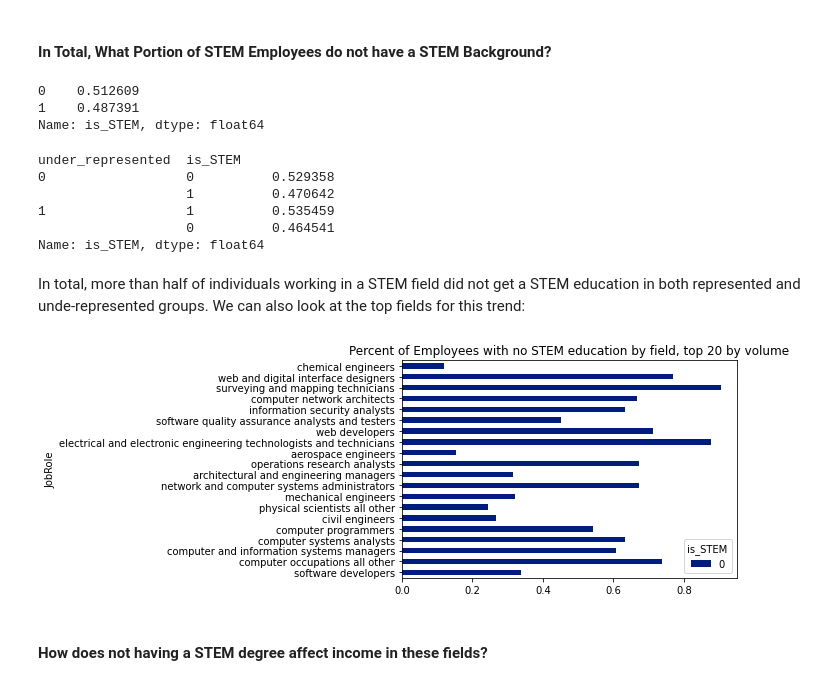
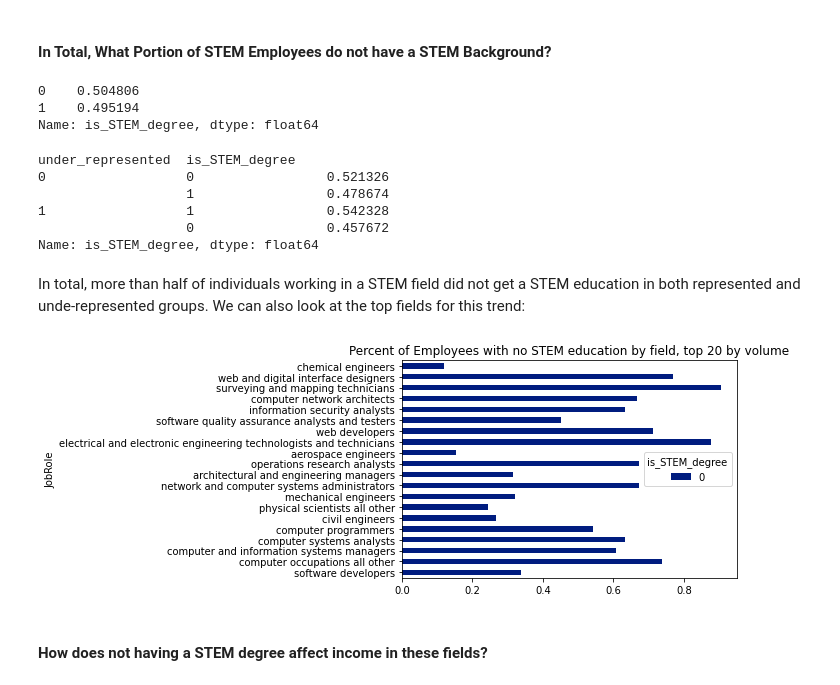
Before and after one commit to kayfilipp/HigherME, a Jupyter notebook: census_data/census_EDA.ipynb, the cells around one changed output. Saved outputs shown, nothing was run; the diff lists cells and outputs as text; code cells hidden in the pictures.

```diff
--- a/census_data/Untitled.ipynb
+++ b/census_data/census_EDA.ipynb
@@ -218,5 +218,5 @@ In order to identify if a degree belong to a stem field, we have two tiers of an
 
 **for this section, we have developed a separate library containing logic that separates both DEGFIELD and DEGFIELDD codes into stem designation.**
 # %%
-df['is_STEM'] = df.apply(lambda x: dc.is_stem_degree(x.DEGFIELD,x.DEGFIELDD),axis=1)
+df['is_STEM_degree'] = df.apply(lambda x: dc.is_stem_degree(x.DEGFIELD,x.DEGFIELDD),axis=1)
 # %%
@@ -546,44 +546,44 @@ pd.crosstab(
 # %% [markdown]
 #### In Total, What Portion of STEM Employees do not have a STEM Background?
 # %%
-df[df['stemType']!=-1]['is_STEM'].value_counts(normalize=True)
+df[df['stemType']!=-1]['is_STEM_degree'].value_counts(normalize=True)
 # %% [output]
-0    0.512609
-1    0.487391
-Name: is_STEM, dtype: float64
+0    0.504806
+1    0.495194
+Name: is_STEM_degree, dtype: float64
 # %%
-df[df['stemType']!=-1].groupby('under_represented')['is_STEM'].value_counts(normalize=True)
+df[df['stemType']!=-1].groupby('under_represented')['is_STEM_degree'].value_counts(normalize=True)
 # %% [output]
-under_represented  is_STEM
-0                  0          0.529358
-                   1          0.470642
-1                  1          0.535459
-                   0          0.464541
-Name: is_STEM, dtype: float64
+under_represented  is_STEM_degree
+0                  0                 0.521326
+                   1                 0.478674
+1                  1                 0.542328
+                   0                 0.457672
+Name: is_STEM_degree, dtype: float64
 # %% [markdown]
 In total, more than half of individuals working in a STEM field did not get a STEM education in both represented and unde-represented groups. We can also look at the top fields for this trend:
 # %%
 df_temp = df[df['stemType']!=-1]
 temp_cross = pd.crosstab(
     df_temp['JobRole'],
-    df_temp['is_STEM'],
+    df_temp['is_STEM_degree'],
 )
 temp_cross['n'] = temp_cross[0]+temp_cross[1]
 temp_cross[0] = temp_cross[0]/temp_cross['n']
 temp_cross[1] = temp_cross[1]/temp_cross['n']
 temp_cross = temp_cross.sort_values(by='n',ascending=False)[:20]
 temp_cross = temp_cross.drop(columns=['n',1])
 temp_cross.plot(
     kind='barh',
     title='Percent of Employees with no STEM education by field, top 20 by volume'
 )
 #we can save this for the next cell.
 top_stem_roles = list(temp_cross.index)
 
 del df_temp
 del temp_cross
 # %% [output]
-[figure, old version]
+[figure, new version]
 # %% [markdown]
 #### How does not having a STEM degree affect income in these fields?
 # %% [markdown]
```
Also changed, not shown: parts of 16 cells of this notebook, 3 other files.
